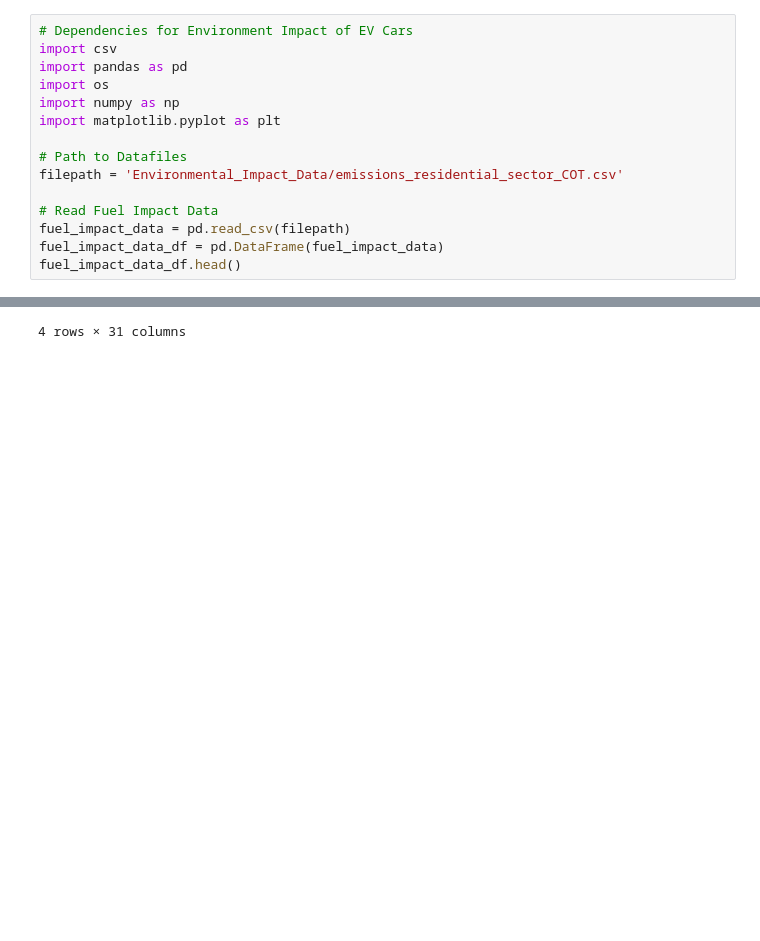
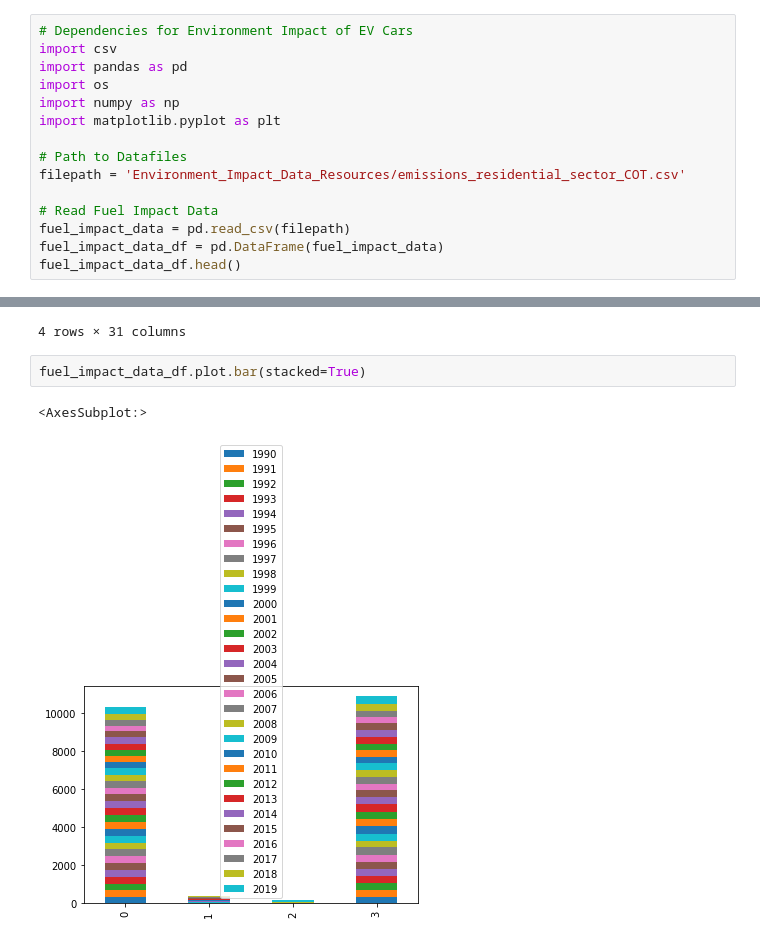
Before and after one commit to Project-JCSA/FL_Electric_Vehicles, a Jupyter notebook: FL_EV_Environmental_Impact.ipynb, the cells around one changed output, grey strips where cells are left out. Saved outputs shown, nothing was run; the diff lists cells and outputs as text; blank space fills up the shorter version.

Commit message:
trying to fix chart

```diff
--- a/FL_EV_Environmental_Impact.ipynb
+++ b/FL_EV_Environmental_Impact.ipynb
@@ -7,7 +7,7 @@ import numpy as np
 import matplotlib.pyplot as plt
 
 # Path to Datafiles
-filepath = 'Environmental_Impact_Data/emissions_residential_sector_COT.csv'
+filepath = 'Environment_Impact_Data_Resources/emissions_residential_sector_COT.csv'
 
 # Read Fuel Impact Data
 fuel_impact_data = pd.read_csv(filepath)
@@ -20,4 +20,9 @@ fuel_impact_data_df.head()
 | 2 | Fossil fuel combustion: other gre... | 6.285643 | 6.516625 | 6.779628 | 6.067869 | 5.747232 | 5.700276 | 5.975584 | 4.997469 | 4.429348 | ... |
 | 3 | Total | 345.070789 | 354.689750 | 361.222025 | 372.612499 | 363.260147 | 367.523521 | 399.454803 | 380.828659 | 346.873254 | ... |
 4 rows × 31 columns
+# %%
+fuel_impact_data_df.plot.bar(stacked=True)
+# %% [output]
+<AxesSubplot:>
+[figure, added]
 # %%
```
Also changed, not shown: parts of 1 cell of this notebook.
